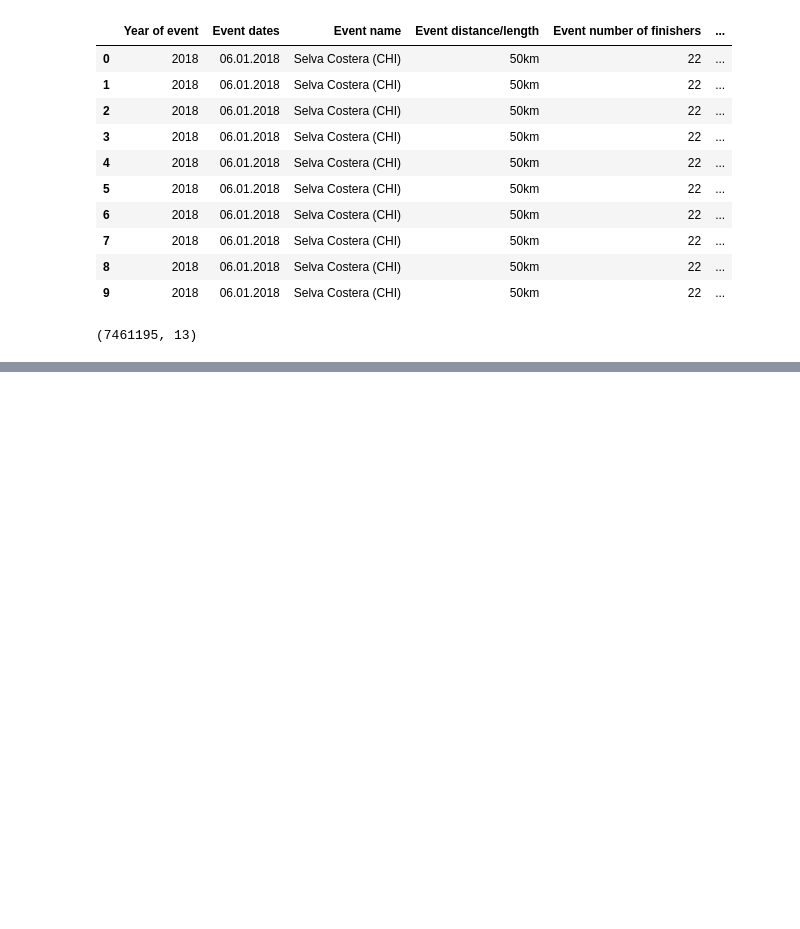
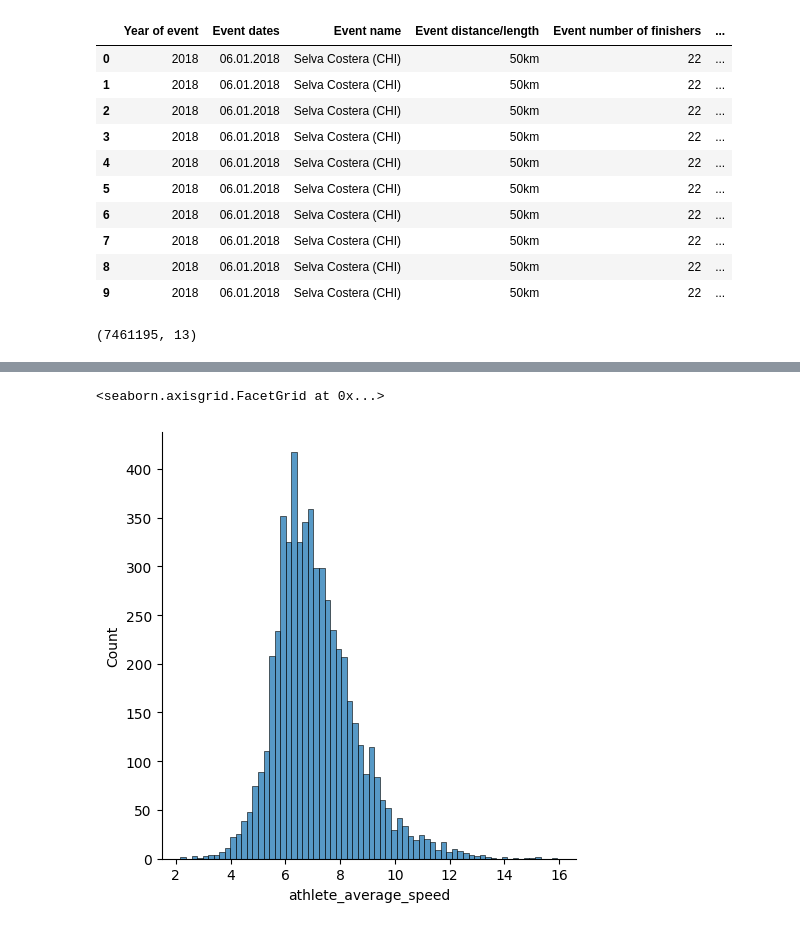
Before and after one commit to fatemehmohammadi78/EDA_Marathon_Running, a Jupyter notebook: marathon.ipynb, the cells around one changed output, grey strips where cells are left out. Cells and saved outputs as stored; diff of their text form; code cells hidden in the pictures; blank space fills up the shorter version.

```diff
--- a/marathon.ipynb
+++ b/marathon.ipynb
@@ -22,0 +257,5 @@ data.shape
+# %%
+sns.displot(df1[df1["race_length"] == "50mi"]["athlete_average_speed"])
+# %% [output]
+<seaborn.axisgrid.FacetGrid at 0x...>
+[figure, added]
```
Also changed, not shown: parts of 34 cells of this notebook.
